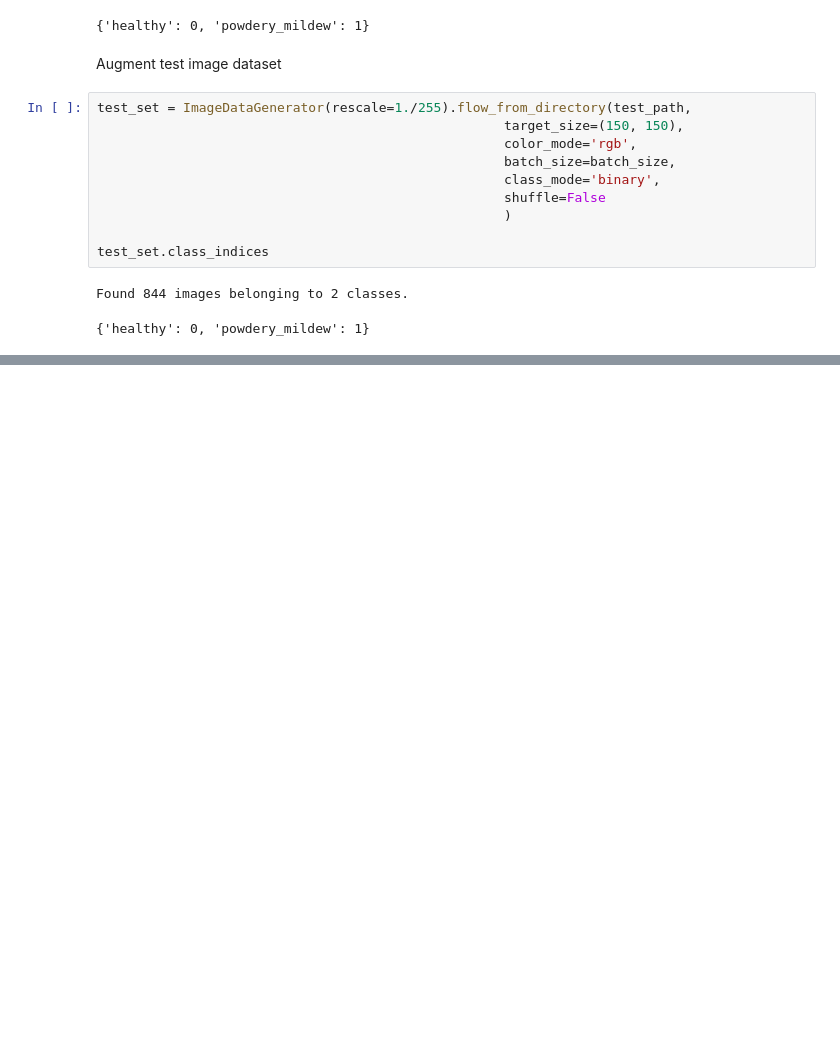
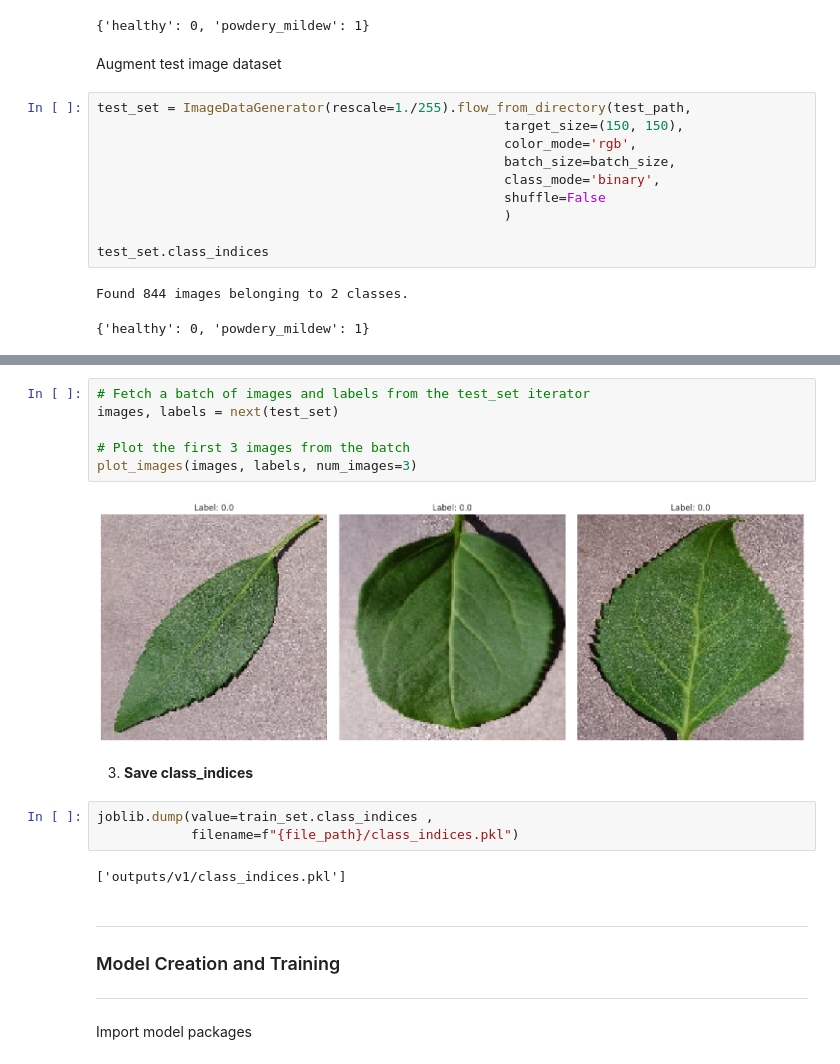
Before and after one commit to Mawadda-Kadi/mildew-detection-in-cherry-leaves, a Jupyter notebook: jupyter_notebooks/3-modelling-and-evaluating.ipynb, the cells around one changed output, grey strips where cells are left out. Cells and saved outputs as stored; diff of their text form; blank space fills up the shorter version.

```diff
--- a/jupyter_notebooks/3-modelling-and-evaluating.ipynb
+++ b/jupyter_notebooks/3-modelling-and-evaluating.ipynb
@@ -273,0 +310,21 @@ plot_images(images, labels, num_images=3)
+# %%
+# Fetch a batch of images and labels from the test_set iterator
+images, labels = next(test_set)
+
+# Plot the first 3 images from the batch
+plot_images(images, labels, num_images=3)
+# %% [output]
+[figure, added]
+# %% [markdown]
+3. **Save class_indices**
+# %%
+joblib.dump(value=train_set.class_indices ,
+            filename=f"{file_path}/class_indices.pkl")
+# %% [output]
+['outputs/v1/class_indices.pkl']
+# %% [markdown]
+________________________________________________________________
+### Model Creation and Training
+________________________________________________________________
+# %% [markdown]
+Import model packages
```
Also changed, not shown: parts of 18 cells of this notebook, 1 other file.
